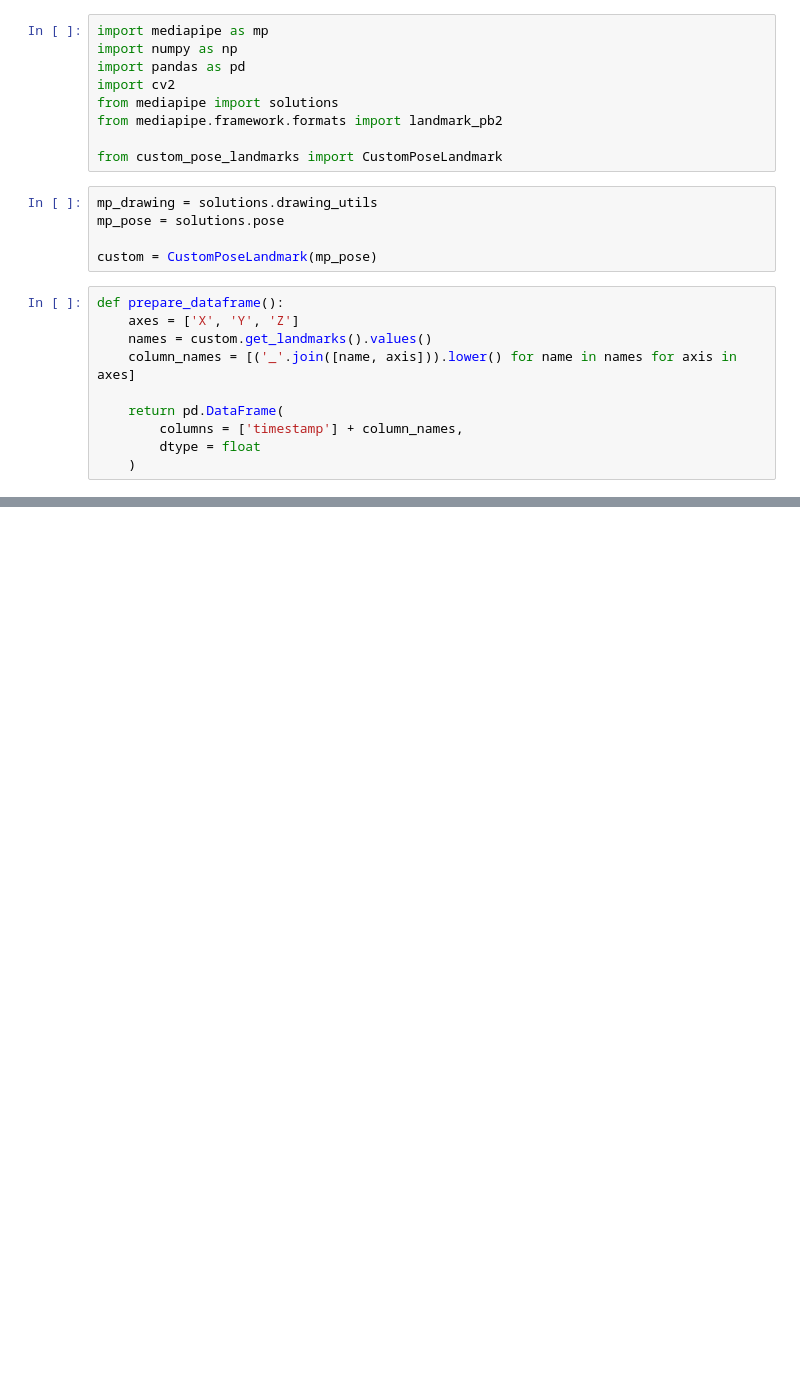
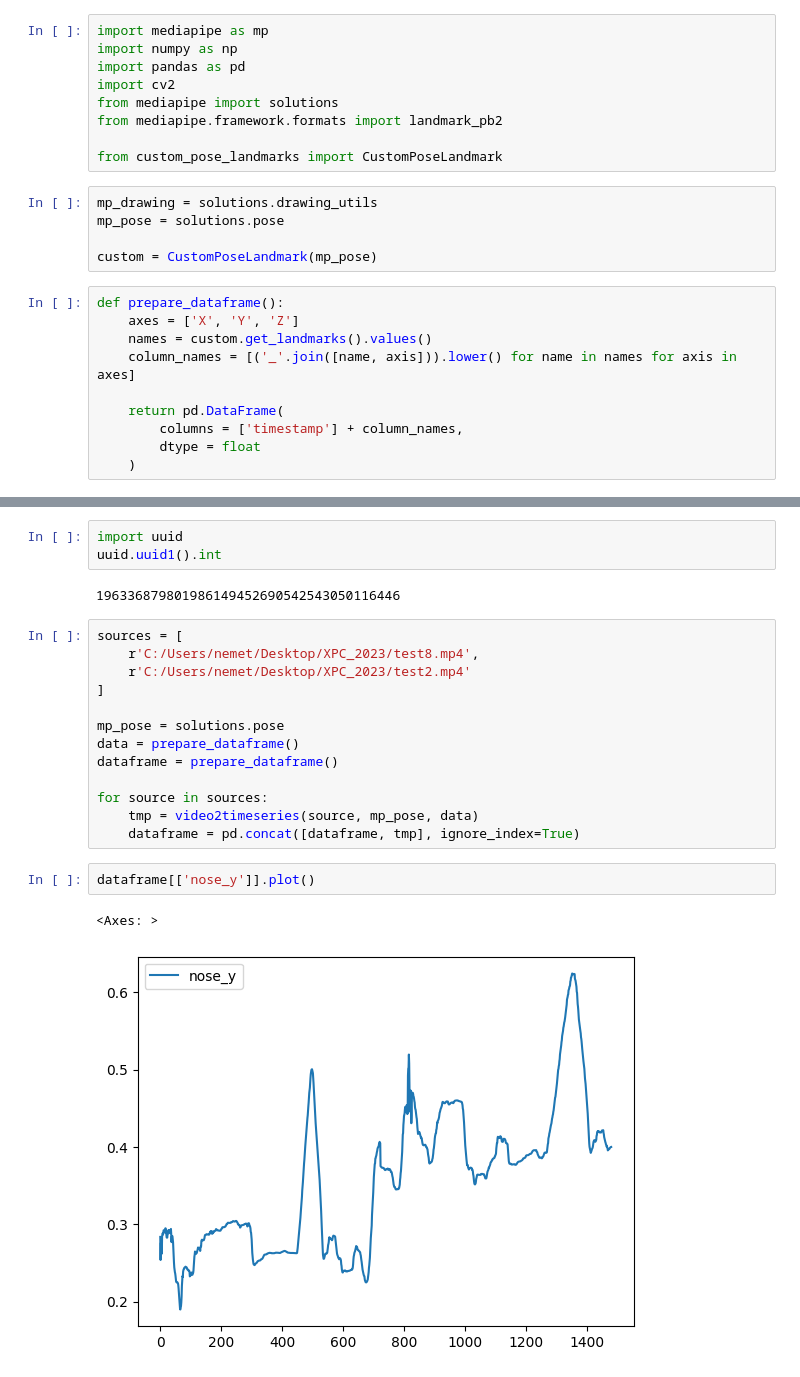
Before and after one commit to MateuszKunik/StrengthCoach, a Jupyter notebook: notebooks/0.1-mkunik-data-generation.ipynb, the cells around one changed output, grey strips where cells are left out. Drawn from its saved outputs; the diff is of its cells as text; blank space fills up the shorter version.

```diff
--- a/notebooks/0.1-mkunik-data-generation.ipynb
+++ b/notebooks/0.1-mkunik-data-generation.ipynb
@@ -147,0 +251,23 @@ data
+# %%
+import uuid
+uuid.uuid1().int
+# %% [output]
+196336879801986149452690542543050116446
+# %%
+sources = [
+    r'C:/Users/nemet/Desktop/XPC_2023/test8.mp4',
+    r'C:/Users/nemet/Desktop/XPC_2023/test2.mp4'
+]
+
+mp_pose = solutions.pose
+data = prepare_dataframe()
+dataframe = prepare_dataframe()
+
+for source in sources:
+    tmp = video2timeseries(source, mp_pose, data)
+    dataframe = pd.concat([dataframe, tmp], ignore_index=True)
+# %%
+dataframe[['nose_y']].plot()
+# %% [output]
+<Axes: >
+[figure, added]
```
Also changed, not shown: parts of 6 cells of this notebook, 1 other file.
